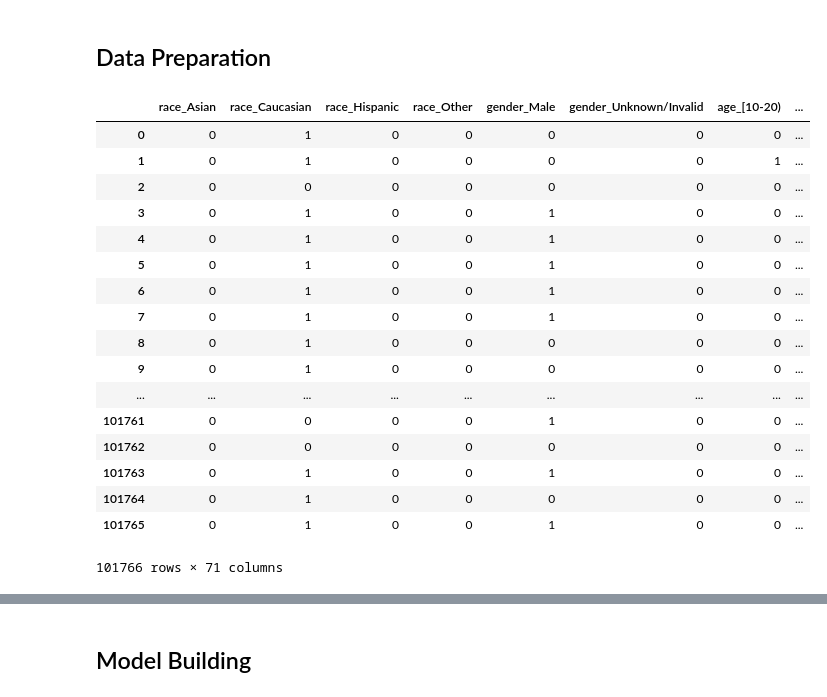
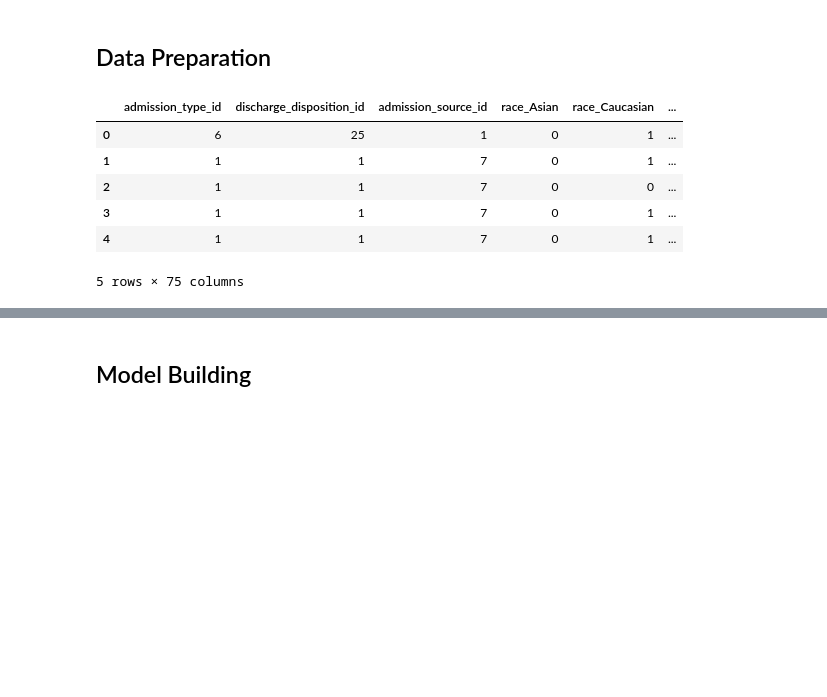
Before and after one commit to abhi18av/Risk_Stratification, a Jupyter notebook: src/Diabetic_Patients_Risk_Stratification.ipynb, the cells around one changed output, grey strips where cells are left out. Saved outputs shown, nothing was run; the diff lists cells and outputs as text; code cells hidden in the pictures; blank space fills up the shorter version.

Commit message:
preparing the num and cat columns

```diff
--- a/src/Diabetic_Patients_Risk_Stratification.ipynb
+++ b/src/Diabetic_Patients_Risk_Stratification.ipynb
@@ -18,7 +15,7 @@ def print_ln():
 # %%
 
 # Loading in the dataset
-diabetic_patient_data_orig = pd.read_csv('./resources/diabetic_data.csv')
+diabetic_patient_data_orig = pd.read_csv('../resources/diabetic_data.csv')
 
 # Create a working copy
 diabetic_patient_data = diabetic_patient_data_orig.copy()
@@ -271,7 +273,11 @@ HIGHLY CORRELATED FEATURES IN DATA SET:0
 Perform basic data exploration for some categorical attributes
 """
 
-diabetic_patient_data_cat_features = ['race',
+diabetic_patient_data_cat_features = [
+                                      'admission_type_id',  # NOTE cat-encoded numerical values
+                                      'discharge_disposition_id',  # NOTE cat-encoded numerical values
+                                      'admission_source_id',  # NOTE cat-encoded numerical values
+                                      'race',
                                       'gender',
                                       'age',  # TODO find out how to deal with these age ranges
                                       # 'medical_specialty',  # TODO  find out how to deal with this
@@ -307,35 +313,8 @@ diabetic_patient_data_cat_features = ['race',
                                       # diabetes-med-end
                                       'change',
                                       'diabetesMed',
-                                      # 'readmitted'
+                                      'readmitted'
                                       ]
-
-# for a_med in [
-#     'metformin',
-#     'repaglinide',
-#     'nateglinide',
-#     'chlorpropamide',
-#     'glimepiride',
-#     'acetohexamide',
-#     'glipizide',
-#     'glyburide',
-#     'tolbutamide',
-#     'pioglitazone',
-#     'rosiglitazone',
-#     'acarbose',
-#     'miglitol',
-#     'troglitazone',
-#     'tolazamide',
-#     'examide',
-#     'citoglipton',
-#     'insulin',
-#     'glyburide-metformin',
-#     'glipizide-metformin',
-#     'glimepiride-pioglitazone',
-#     'metformin-rosiglitazone',
-#     'metformin-pioglitazone']:
-#     print(diabetic_patient_data[a_med].value_counts())
-
 
 for a_cat_feat in diabetic_patient_data_cat_features:
     print(diabetic_patient_data[a_cat_feat].value_counts().count())
@@ -389,34 +368,22 @@ Readmission Rate            = 46.09%
 # %%
 
 # TODO
 """
 Create dummy variables for categorical ones.
 """
 
-# NOTE only encode variables which are non-binary
-
 diabetic_patient_data_cat_features_df = diabetic_patient_data[diabetic_patient_data_cat_features]
 diabetic_patient_data_cat_features_dummies_df = pd.get_dummies(diabetic_patient_data_cat_features_df, drop_first=True)
-diabetic_patient_data_cat_features_dummies_df
+
+diabetic_patient_data_cat_features_dummies_df.head()
 # %% [output]
-|  | race_Asian | race_Caucasian | race_Hispanic | race_Other | gender_Male | gender_Unknown/Invalid | age_[10-20) | ... |
-| 0 | 0 | 1 | 0 | 0 | 0 | 0 | 0 | ... |
-| 1 | 0 | 1 | 0 | 0 | 0 | 0 | 1 | ... |
-| 2 | 0 | 0 | 0 | 0 | 0 | 0 | 0 | ... |
-| 3 | 0 | 1 | 0 | 0 | 1 | 0 | 0 | ... |
-| 4 | 0 | 1 | 0 | 0 | 1 | 0 | 0 | ... |
-| 5 | 0 | 1 | 0 | 0 | 1 | 0 | 0 | ... |
-| 6 | 0 | 1 | 0 | 0 | 1 | 0 | 0 | ... |
-| 7 | 0 | 1 | 0 | 0 | 1 | 0 | 0 | ... |
-| 8 | 0 | 1 | 0 | 0 | 0 | 0 | 0 | ... |
-| 9 | 0 | 1 | 0 | 0 | 0 | 0 | 0 | ... |
-| ... | ... | ... | ... | ... | ... | ... | ... | ... |
-| 101761 | 0 | 0 | 0 | 0 | 1 | 0 | 0 | ... |
-| 101762 | 0 | 0 | 0 | 0 | 0 | 0 | 0 | ... |
-| 101763 | 0 | 1 | 0 | 0 | 1 | 0 | 0 | ... |
-| 101764 | 0 | 1 | 0 | 0 | 0 | 0 | 0 | ... |
-| 101765 | 0 | 1 | 0 | 0 | 1 | 0 | 0 | ... |
+|  | admission_type_id | discharge_disposition_id | admission_source_id | race_Asian | race_Caucasian | ... |
+| 0 | 6 | 25 | 1 | 0 | 1 | ... |
+| 1 | 1 | 1 | 7 | 0 | 1 | ... |
+| 2 | 1 | 1 | 7 | 0 | 0 | ... |
+| 3 | 1 | 1 | 7 | 0 | 1 | ... |
+| 4 | 1 | 1 | 7 | 0 | 1 | ... |
-101766 rows × 71 columns
+5 rows × 75 columns
 # %%
 # TODO
 """
```
Also changed, not shown: parts of 12 cells of this notebook, 1 other file.
